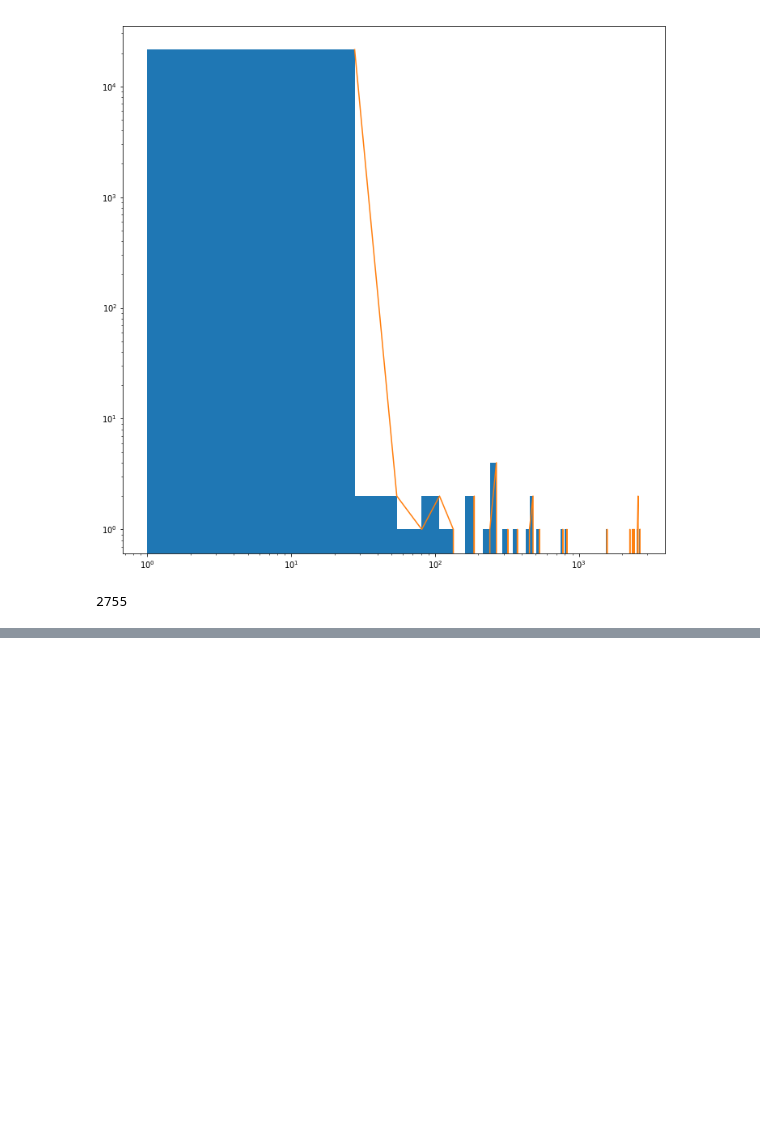
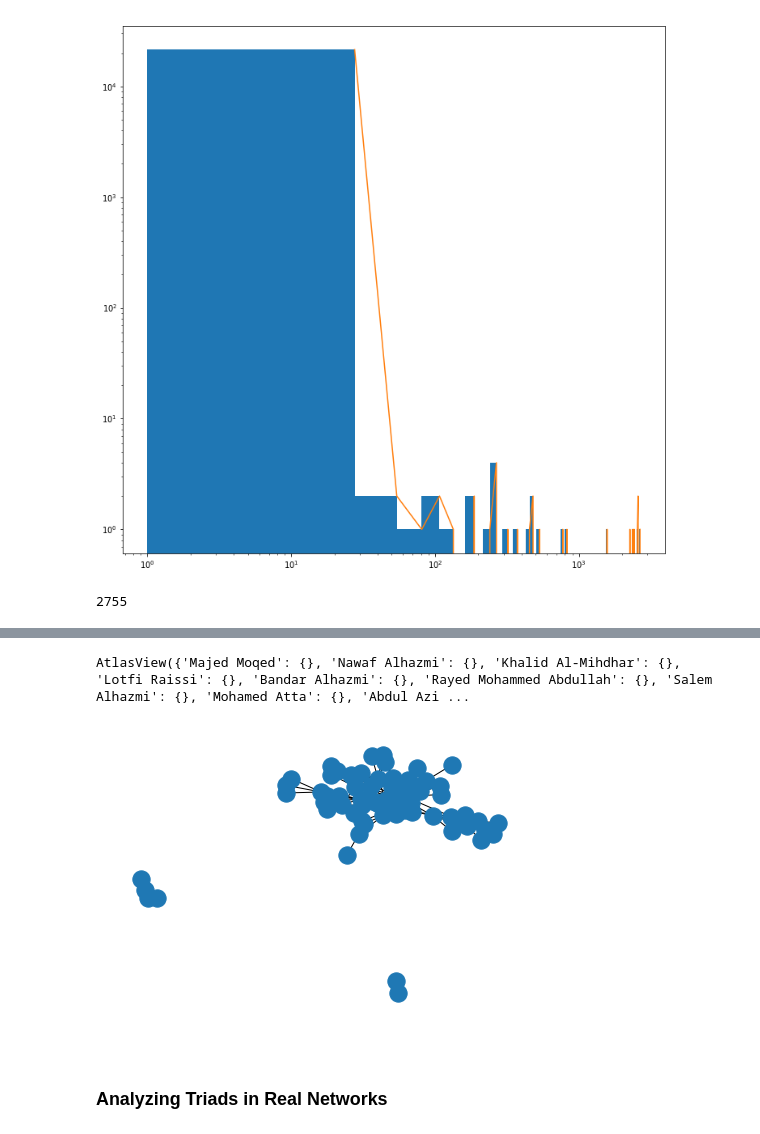
Before and after one commit to SmilodonCub/DATA620, a Jupyter notebook: Social_Network_Analysis_4Startups.ipynb, the cells around one changed output, grey strips where cells are left out. Cells and saved outputs as stored; diff of their text form; code cells hidden in the pictures; blank space fills up the shorter version.

```diff
--- a/Social_Network_Analysis_4Startups.ipynb
+++ b/Social_Network_Analysis_4Startups.ipynb
@@ -533,0 +638,5 @@ pr = nx.pagerank( G2 )
+# %%
+columns=["node1", "node2", "weight","conf"]
+df = pd.read_csv( '9_11_edgelist.csv', header = None )
+df.columns = columns
+df.head()
@@ -533,0 +650,17 @@ pr = nx.pagerank( G2 )
+# %%
+g = nx.Graph()
+for index, row in df.iterrows():
+    g.add_edge( row['node1'], row['node2'] )
+# %%
+g['Hani Hanjour']
+# %% [output]
+AtlasView({'Majed Moqed': {}, 'Nawaf Alhazmi': {}, 'Khalid Al-Mihdhar': {}, 'Lotfi Raissi': {}, 'Bandar Alhazmi': {}, 'Rayed Mohammed Abdullah': {}, 'Salem Alhazmi': {}, 'Mohamed Atta': {}, 'Abdul Azi ...
+# %%
+nx.draw(g)
+plt.show()
+# %% [output]
+[figure, added]
+# %% [markdown]
+<br>
+
+### Analyzing Triads in Real Networks
```
Also changed, not shown: parts of 60 cells of this notebook.
